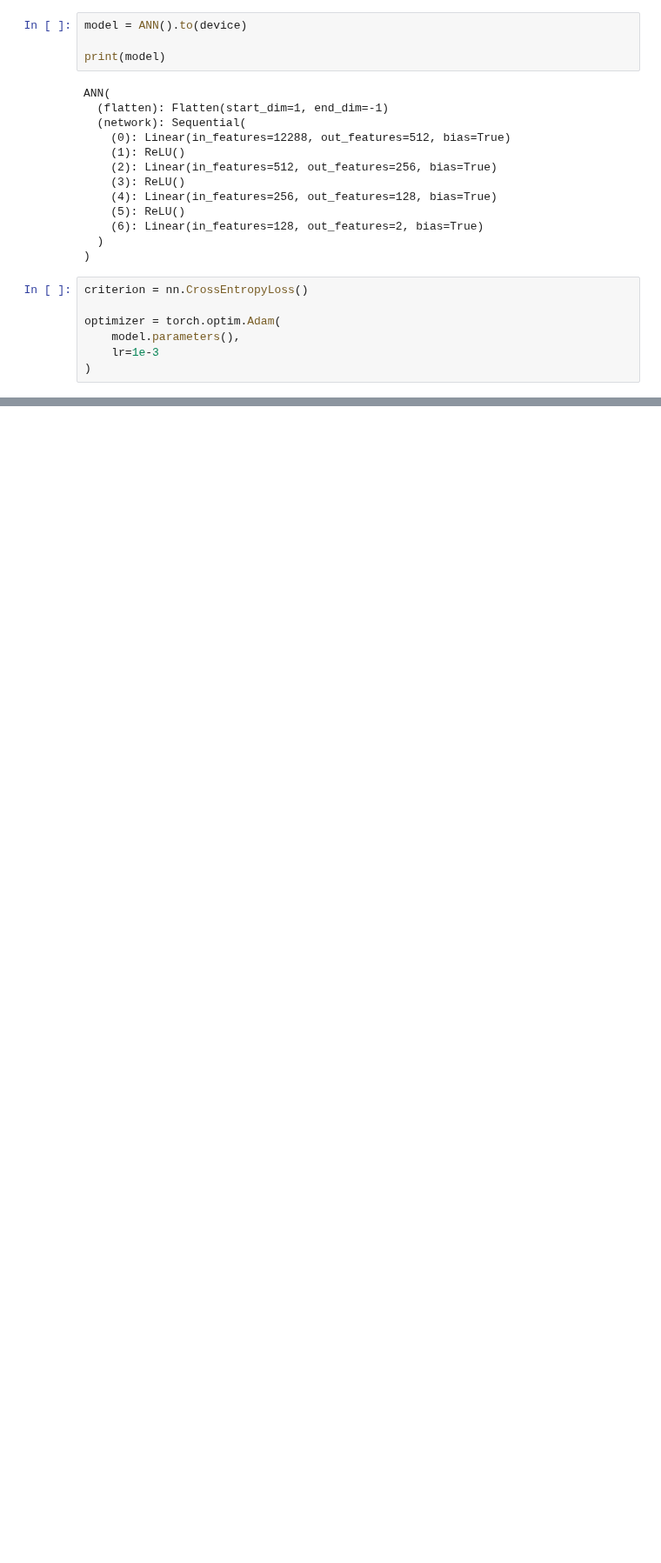
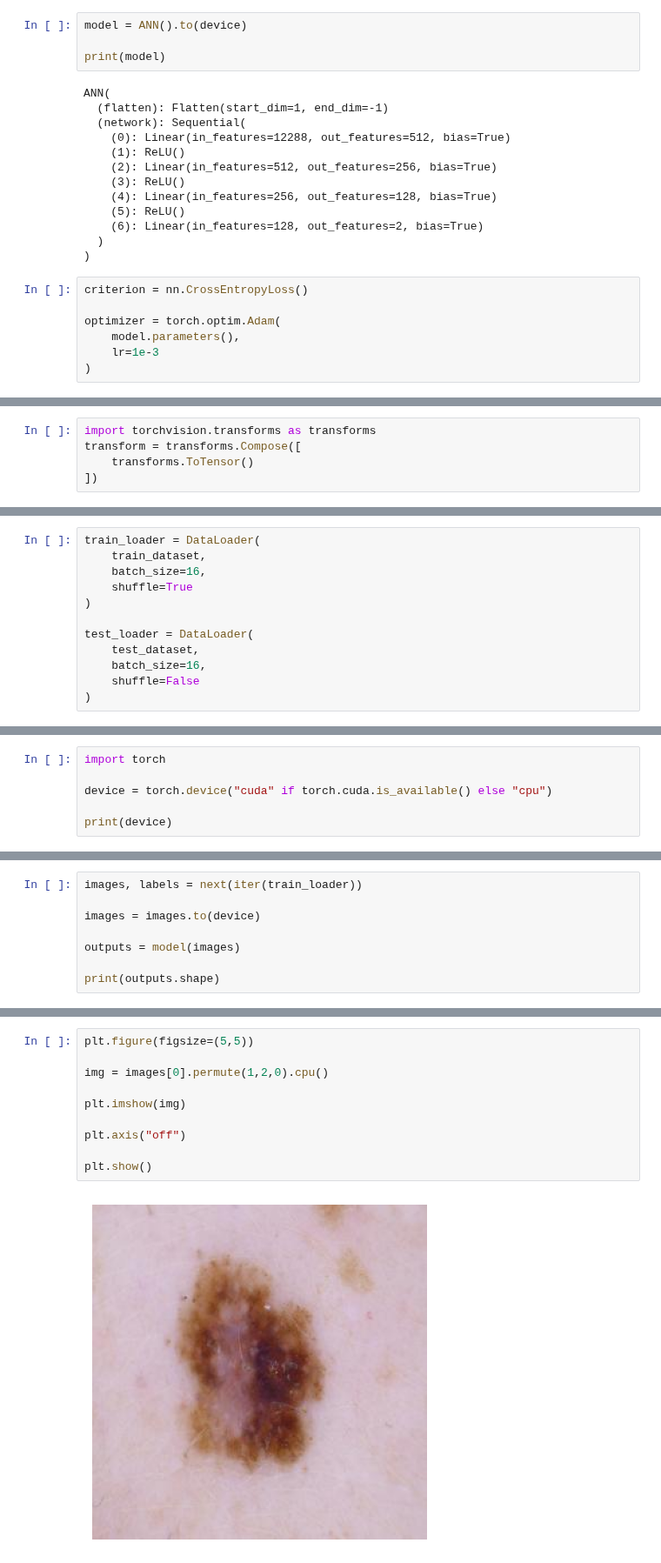
Before and after one commit to suyash2356/Deep-Learning-Projects, a Jupyter notebook: PyTorch Models/skin_cancer_melanamine_cnn.ipynb, the cells around one changed output, grey strips where cells are left out. Shown at 87% size. Saved outputs shown, nothing was run; the diff lists cells and outputs as text; blank space fills up the shorter version.

```diff
--- a/PyTorch Models/skin_cancer_melanamine_cnn.ipynb
+++ b/PyTorch Models/skin_cancer_melanamine_cnn.ipynb
@@ -427,0 +448,5 @@ weighted avg       0.89      0.88      0.88      1000
+# %%
+import torchvision.transforms as transforms
+transform = transforms.Compose([
+    transforms.ToTensor()
+])
@@ -427,0 +464,12 @@ weighted avg       0.89      0.88      0.88      1000
+# %%
+train_loader = DataLoader(
+    train_dataset,
+    batch_size=16,
+    shuffle=True
+)
+
+test_loader = DataLoader(
+    test_dataset,
+    batch_size=16,
+    shuffle=False
+)
@@ -427,0 +581,6 @@ weighted avg       0.89      0.88      0.88      1000
+# %%
+import torch
+
+device = torch.device("cuda" if torch.cuda.is_available() else "cpu")
+
+print(device)
@@ -427,0 +611,8 @@ weighted avg       0.89      0.88      0.88      1000
+# %%
+images, labels = next(iter(train_loader))
+
+images = images.to(device)
+
+outputs = model(images)
+
+print(outputs.shape)
@@ -427,0 +678,12 @@ weighted avg       0.89      0.88      0.88      1000
+# %%
+plt.figure(figsize=(5,5))
+
+img = images[0].permute(1,2,0).cpu()
+
+plt.imshow(img)
+
+plt.axis("off")
+
+plt.show()
+# %% [output]
+[figure, added]
```
Also changed, not shown: parts of 68 cells of this notebook, 1 other file.
